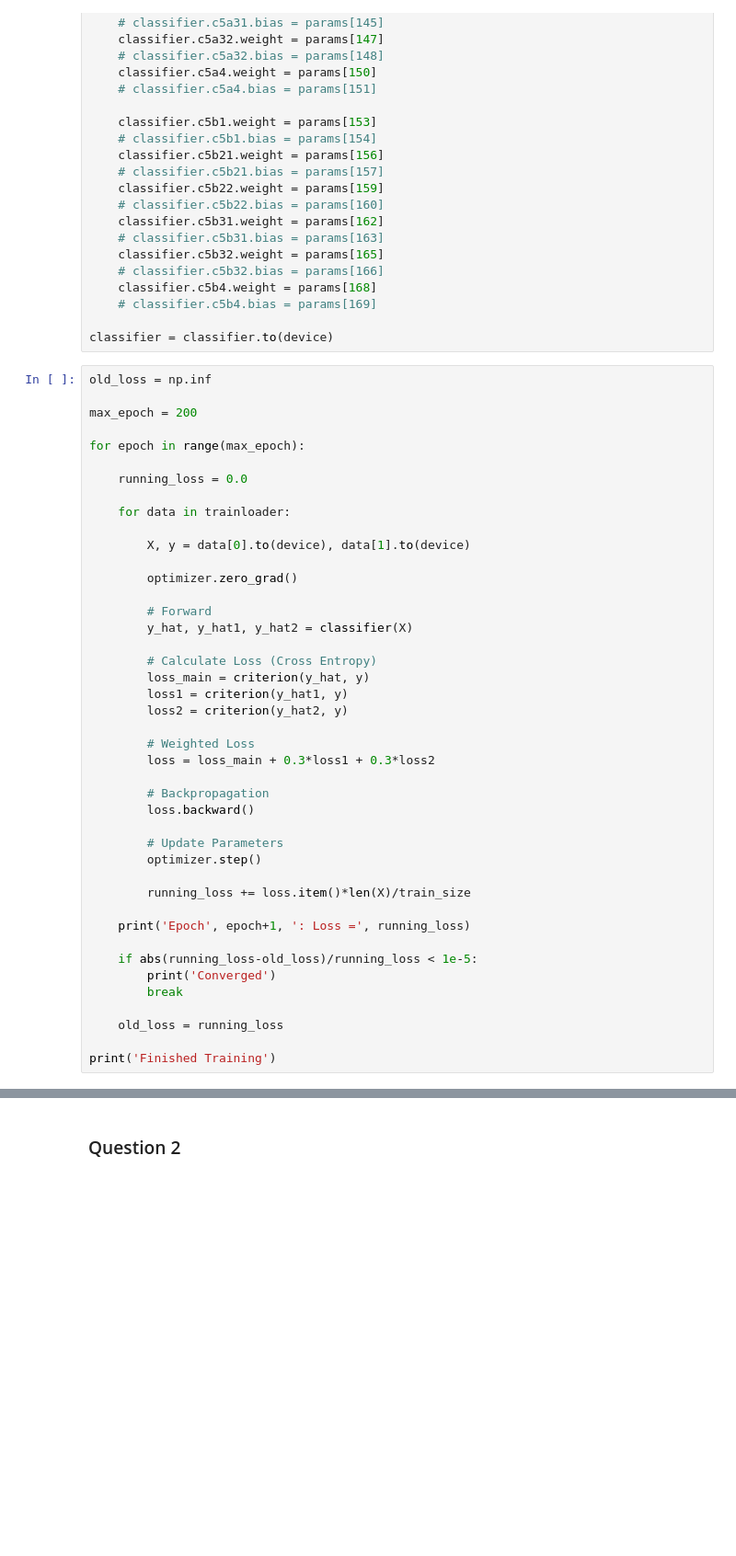
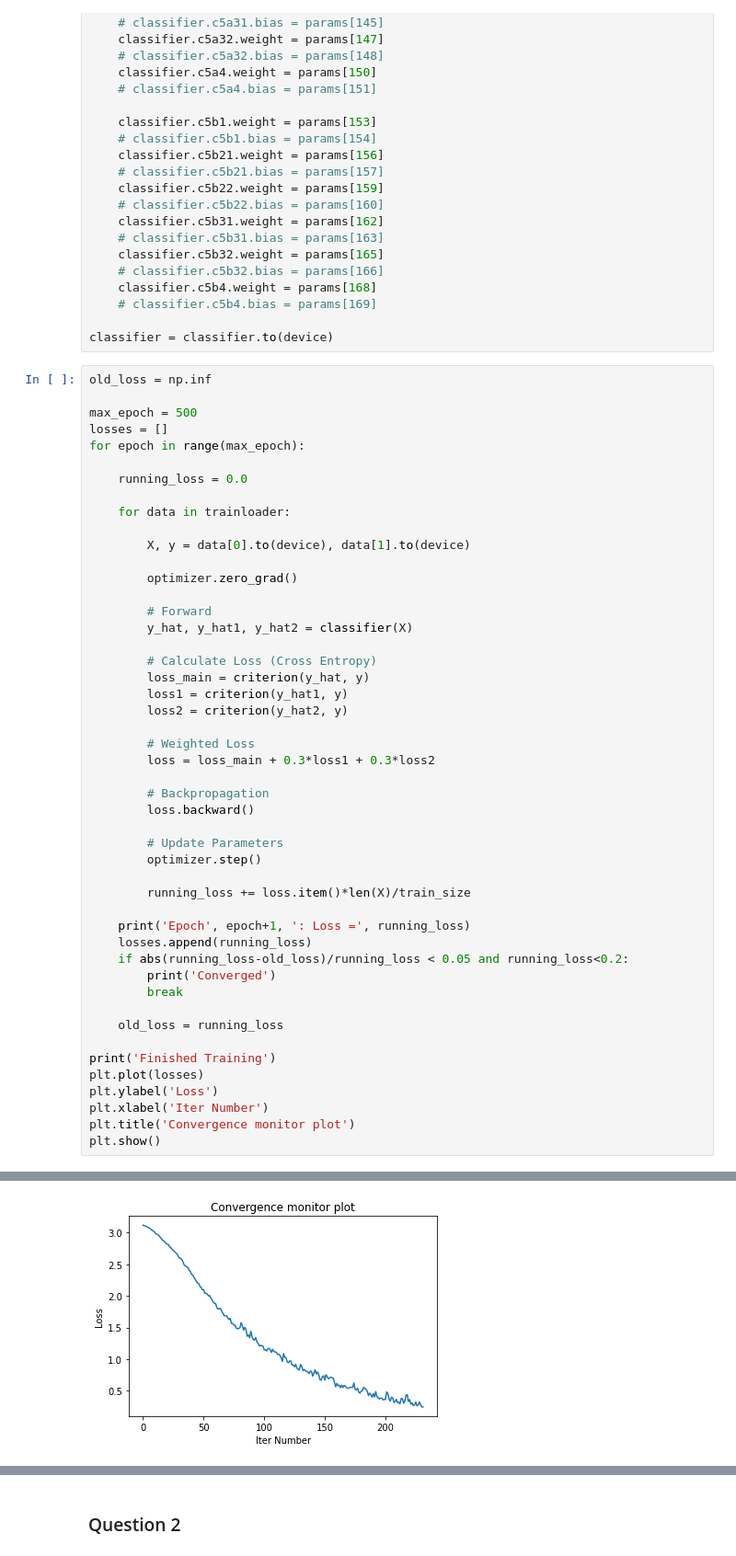
Before and after one commit to TheOneCodeGuy/Convolution-Neural-Networks, a Jupyter notebook: Q1_Q2_Q3.ipynb, the cells around one changed output, grey strips where cells are left out. Shown: that part at 92% size. Drawn from its saved outputs; the diff is of its cells as text; blank space fills up the shorter version.

```diff
--- a/Q1_Q2_Q3.ipynb
+++ b/Q1_Q2_Q3.ipynb
@@ -780,8 +788,8 @@ classifier = classifier.to(device)
 # %%
 old_loss = np.inf
 
-max_epoch = 200
-
+max_epoch = 500
+losses = []
 for epoch in range(max_epoch):
 
     running_loss = 0.0
@@ -812,12 +820,17 @@ for epoch in range(max_epoch):
         running_loss += loss.item()*len(X)/train_size
 
     print('Epoch', epoch+1, ': Loss =', running_loss)
-
-    if abs(running_loss-old_loss)/running_loss < 1e-5:
+    losses.append(running_loss)
+    if abs(running_loss-old_loss)/running_loss < 0.05 and running_loss<0.2:
         print('Converged')
         break
 
     old_loss = running_loss
 
 print('Finished Training')
+plt.plot(losses)
+plt.ylabel('Loss')
+plt.xlabel('Iter Number')
+plt.title('Convergence monitor plot')
+plt.show()
 # %% [output]
@@ -840,4 +853,5 @@ Epoch 200 : Loss = 0.4059490949850049
 Finished Training
+[figure, added]
 # %%
 with torch.no_grad():
 
```
Also changed, not shown: parts of 18 cells of this notebook, 1 other file.
